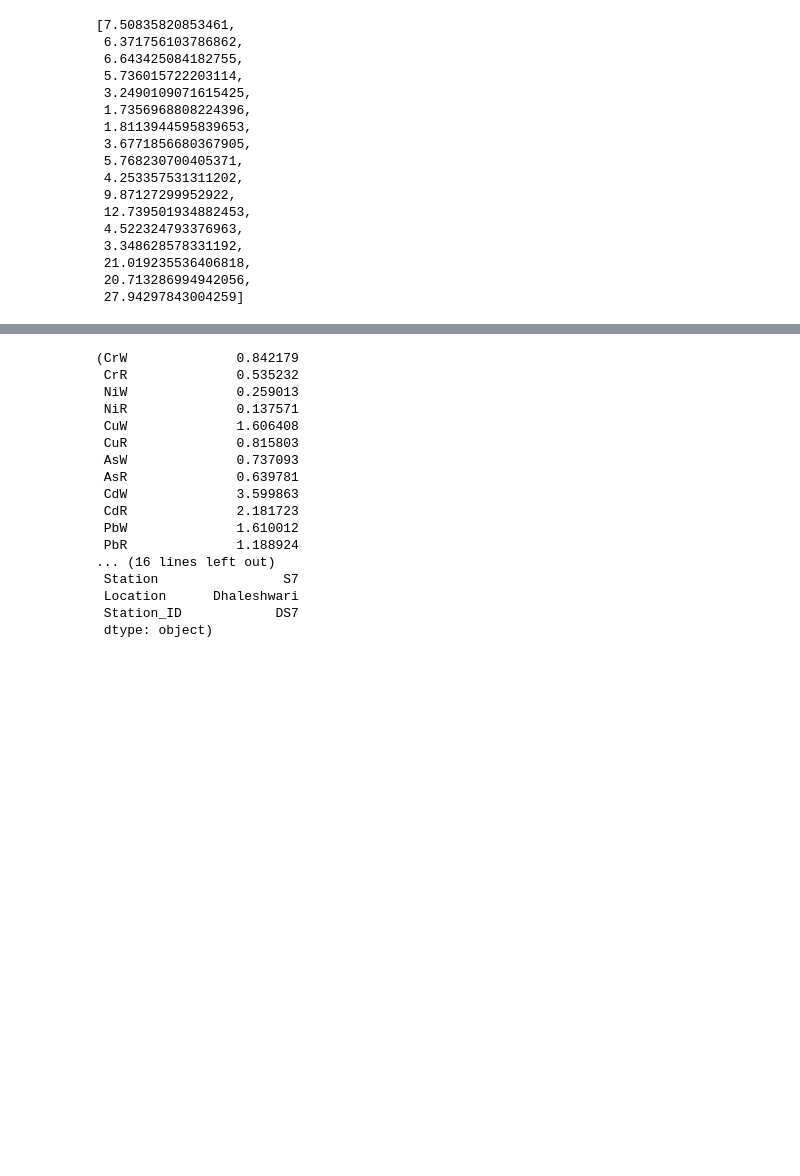
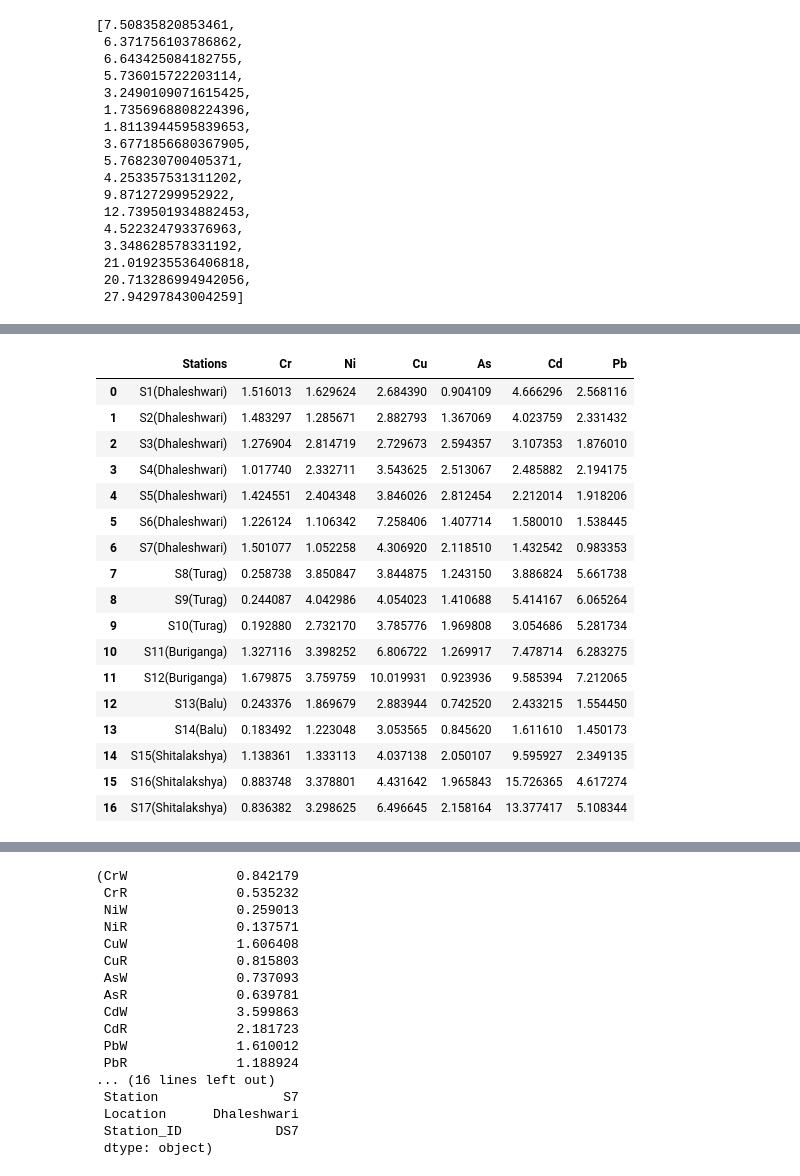
Before and after one commit to rakibhhridoy/OnGoingStudy, a Jupyter notebook: Five_Rivers/Python/sample.ipynb, the cells around one changed output, grey strips where cells are left out. Saved outputs shown, nothing was run; the diff lists cells and outputs as text; code cells hidden in the pictures; blank space fills up the shorter version.

```diff
--- a/Five_Rivers/Python/sample.ipynb
+++ b/Five_Rivers/Python/sample.ipynb
@@ -1051,0 +1133,31 @@ ef.to_csv("EF_ModifiedPLI.csv")
+# %%
+tri_Cr = []
+tri_Ni = []
+tri_Cu = []
+tri_As = []
+tri_Cd = []
+tri_Pb = []
+
+i = 0
+while i < len(CW.Cr):
+    val = math.sqrt(((( CW.Cr[i]/TEL["Cr"])**2 ) + (( CW.Cr[i] / PEL["Cr"])**2 )) / 2)
+    tri_Cr.append(val)
+
+    val = math.sqrt(((( CW.Ni[i]/TEL["Ni"])**2 ) + (( CW.Ni[i] / PEL["Ni"])**2 )) / 2)
+    tri_Ni.append(val)
+
+    val = math.sqrt(((( CW.Cu[i]/TEL["Cu"])**2 ) + (( CW.Cu[i] / PEL["Cu"])**2 )) / 2)
+    tri_Cu.append(val)
+
+    val = math.sqrt(((( CW.As[i]/TEL["As"])**2 ) + (( CW.As[i] / PEL["As"])**2 )) / 2)
+    tri_As.append(val)
+
+    val = math.sqrt(((( CW.Cd[i]/TEL["Cd"])**2 ) + (( CW.Cd[i] / PEL["Cd"])**2 )) / 2)
+    tri_Cd.append(val)
+
+    val = math.sqrt(((( CW.Pb[i]/TEL["Pb"])**2 ) + (( CW.Pb[i] / PEL["Pb"])**2 )) / 2)
+    tri_Pb.append(val)
+
+    i +=1
+
+tri_Cd, tri_Ni
@@ -1051,0 +1182,31 @@ ef.to_csv("EF_ModifiedPLI.csv")
+# %%
+triW = pd.DataFrame(data={
+    "Stations": CW.Stations,
+    "Cr": tri_Cr,
+    "Ni": tri_Ni,
+    "Cu": tri_Cu,
+    "As": tri_As,
+    "Cd": tri_Cd,
+    "Pb": tri_Pb,
+}
+)
+triW
+# %% [output]
+|  | Stations | Cr | Ni | Cu | As | Cd | Pb |
+| 0 | S1(Dhaleshwari) | 1.516013 | 1.629624 | 2.684390 | 0.904109 | 4.666296 | 2.568116 |
+| 1 | S2(Dhaleshwari) | 1.483297 | 1.285671 | 2.882793 | 1.367069 | 4.023759 | 2.331432 |
+| 2 | S3(Dhaleshwari) | 1.276904 | 2.814719 | 2.729673 | 2.594357 | 3.107353 | 1.876010 |
+| 3 | S4(Dhaleshwari) | 1.017740 | 2.332711 | 3.543625 | 2.513067 | 2.485882 | 2.194175 |
+| 4 | S5(Dhaleshwari) | 1.424551 | 2.404348 | 3.846026 | 2.812454 | 2.212014 | 1.918206 |
+| 5 | S6(Dhaleshwari) | 1.226124 | 1.106342 | 7.258406 | 1.407714 | 1.580010 | 1.538445 |
+| 6 | S7(Dhaleshwari) | 1.501077 | 1.052258 | 4.306920 | 2.118510 | 1.432542 | 0.983353 |
+| 7 | S8(Turag) | 0.258738 | 3.850847 | 3.844875 | 1.243150 | 3.886824 | 5.661738 |
+| 8 | S9(Turag) | 0.244087 | 4.042986 | 4.054023 | 1.410688 | 5.414167 | 6.065264 |
+| 9 | S10(Turag) | 0.192880 | 2.732170 | 3.785776 | 1.969808 | 3.054686 | 5.281734 |
+| 10 | S11(Buriganga) | 1.327116 | 3.398252 | 6.806722 | 1.269917 | 7.478714 | 6.283275 |
+| 11 | S12(Buriganga) | 1.679875 | 3.759759 | 10.019931 | 0.923936 | 9.585394 | 7.212065 |
+| 12 | S13(Balu) | 0.243376 | 1.869679 | 2.883944 | 0.742520 | 2.433215 | 1.554450 |
+| 13 | S14(Balu) | 0.183492 | 1.223048 | 3.053565 | 0.845620 | 1.611610 | 1.450173 |
+| 14 | S15(Shitalakshya) | 1.138361 | 1.333113 | 4.037138 | 2.050107 | 9.595927 | 2.349135 |
+| 15 | S16(Shitalakshya) | 0.883748 | 3.378801 | 4.431642 | 1.965843 | 15.726365 | 4.617274 |
+| 16 | S17(Shitalakshya) | 0.836382 | 3.298625 | 6.496645 | 2.158164 | 13.377417 | 5.108344 |
```
Also changed, not shown: parts of 22 cells of this notebook, 1 other file.
